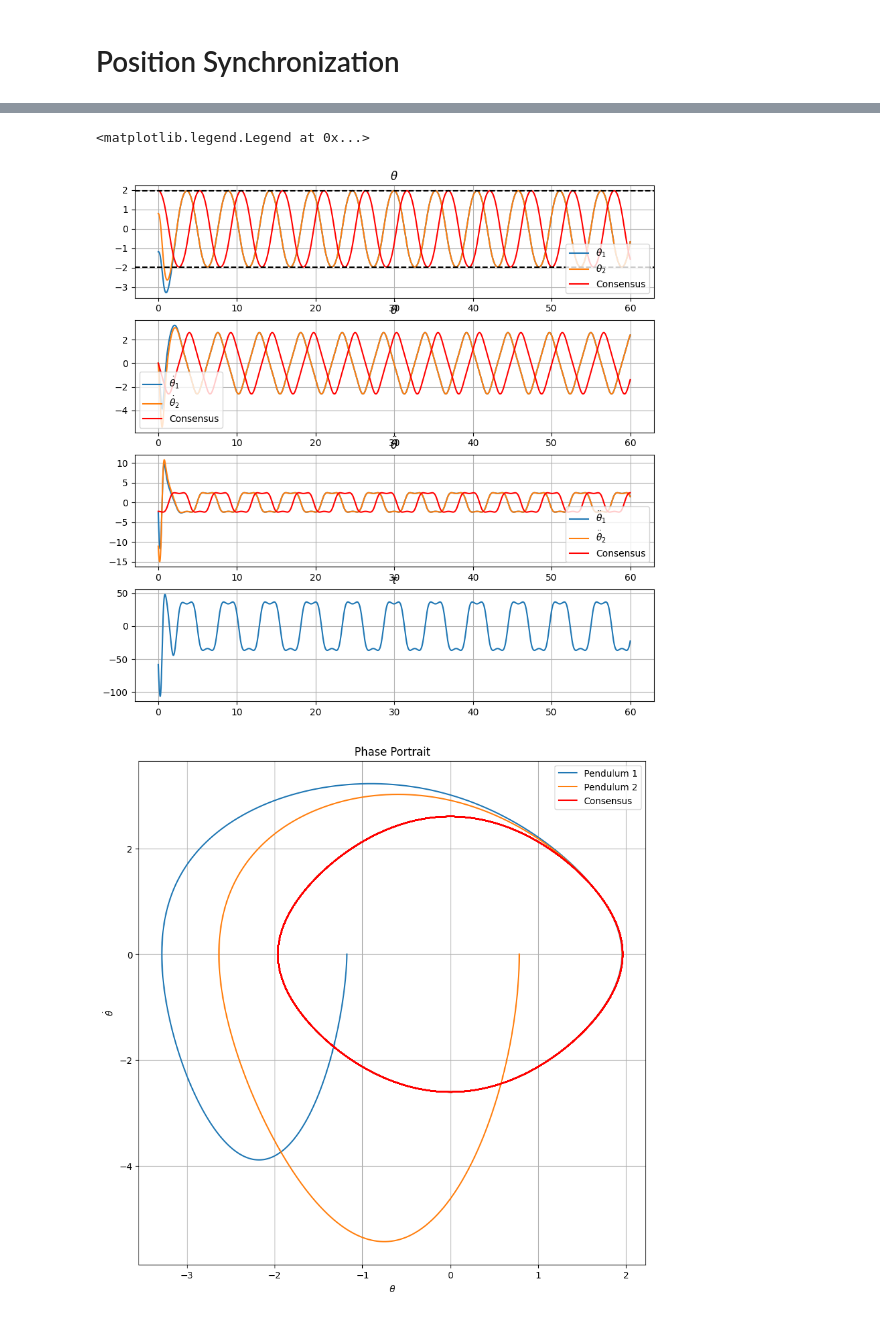
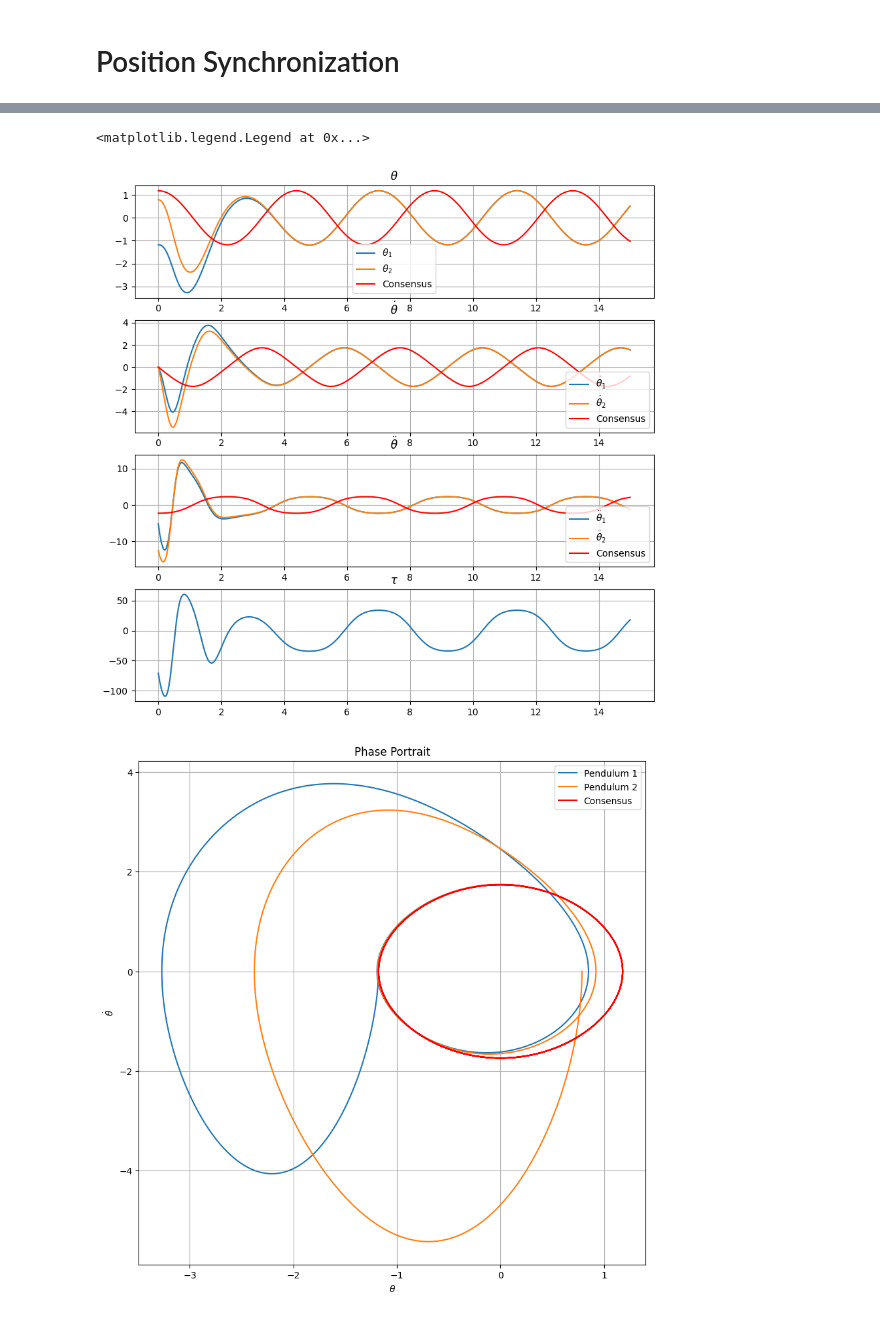
Before and after one commit to jglane/Network-Control, a Jupyter notebook: torque_control.ipynb, the cells around one changed output, grey strips where cells are left out. Saved outputs shown, nothing was run; the diff lists cells and outputs as text; code cells hidden in the pictures.

Commit message:
Generating plots for presentation

```diff
--- a/torque_control.ipynb
+++ b/torque_control.ipynb
@@ -98,14 +98,14 @@ eigenvalues = np.linalg.eigvals(np.array([[0, 1], [-K1, -K2]]))
 print(f'Eigenvalues: {eigenvalues[0]:.2f}, {eigenvalues[1]:.2f}')
 
 dt = 0.001
-tf = 60
+tf = 15
 t = np.arange(0, tf, dt)
 
 theta1_0 = -3*np.pi/8
 theta1_dot_0 = 0#-1
 
 theta2_0 = np.pi/4
-theta2_dot_0 = 0
+theta2_dot_0 = 0#1
 
 E1_0 = 1/2*m1*l1**2*theta1_dot_0**2 - m1*g*l1*np.cos(theta1_0) # Initial energy of pendulum 1
 E2_0 = 1/2*m2*l2**2*theta2_dot_0**2 - m2*g*l2*np.cos(theta2_0) # Initial energy of pendulum 2
@@ -125,14 +125,14 @@ def ode_c(t, y):
     x1, x2 = y
     return [x2, alpha*np.sin(x1)]
 
-iterations = 20
+iterations = 50
 E_ss = np.empty(iterations)
 #W_u = np.empty(iterations)
 W_K2 = np.empty(iterations)
 W_nonlinear = np.empty(iterations)
 K1_arr = np.ones(iterations)
 K2_arr = np.empty(iterations)
-theta_c_max = 5*np.pi/8
+theta_c_max = 3*np.pi/8
 E_ss_d = -(m1*l1-m2*l2)*g*np.cos(theta_c_max)
 for i in range(iterations):
     sol = solve_ivp(ode, [0, tf], [theta1_0, theta1_dot_0, theta2_0, theta2_dot_0], t_eval=t, method='DOP853', rtol=1e-10, atol=1e-10)
@@ -156,6 +156,9 @@ for i in range(iterations):
     K2_arr[i] = K2
 
     K1 = K1-(K1_p-K1)
+    #if K2-K1>1:
+    #    K2 = K1
+    #print(f'K1: {K1:.2f}, K2: {K2:.2f}')
 
 # Consensus solution
 theta_c_0 = np.arccos(-E_ss[-1]/(m1*l1-m2*l2)/g)
@@ -170,8 +173,8 @@ plt.subplot(4,1,1)
 plt.plot(t, theta1, label=r'$\theta_1$')
 plt.plot(t, theta2, label=r'$\theta_2$')
 plt.plot(t, theta_c, color='red', label='Consensus')
-plt.axhline(theta_c_max, color='black', linestyle='--')
-plt.axhline(-theta_c_max, color='black', linestyle='--')
+#plt.axhline(theta_c_max, color='black', linestyle='--')
+#plt.axhline(-theta_c_max, color='black', linestyle='--')
 plt.title(r'$\theta$')
 plt.grid()
 plt.legend()
@@ -214,15 +217,19 @@ plt.subplot(2,1,1)
 #plt.plot(W_sin, label=r'$W_{sin}$')
 plt.plot(E_ss, label=r'$E_{ss}$')
 plt.axhline(E_ss_d, color='black', linestyle='--', label='Target')
-plt.text(10, (np.max(E_ss)+np.min(E_ss))/2, f'Error: {E_ss[-1]-E_ss_d}', ha='right')
 plt.title('Energy')
+#plt.xlabel('Iteration')
+plt.ylabel(r'$E_{ss}$')
 plt.grid()
 plt.legend()
+print(f'Error: {E_ss[-1]-E_ss_d}')
 
 plt.subplot(2,1,2)
 plt.plot(K1_arr, label=r'$K_1$')
 plt.plot(K2_arr, label=r'$K_2$')
 plt.title('Gains')
+plt.xlabel('Iteration')
+plt.ylabel(r'Gain')
 plt.grid()
 plt.legend()
 
@@ -247,3 +255,3 @@ Eigenvalues: -2.00, -2.00
 <matplotlib.legend.Legend at 0x...>
-[figure, old version]
+[figure, new version]
-[figure, old version]
+[figure, new version]
```
Also changed, not shown: parts of 2 cells of this notebook, 1 other file.
